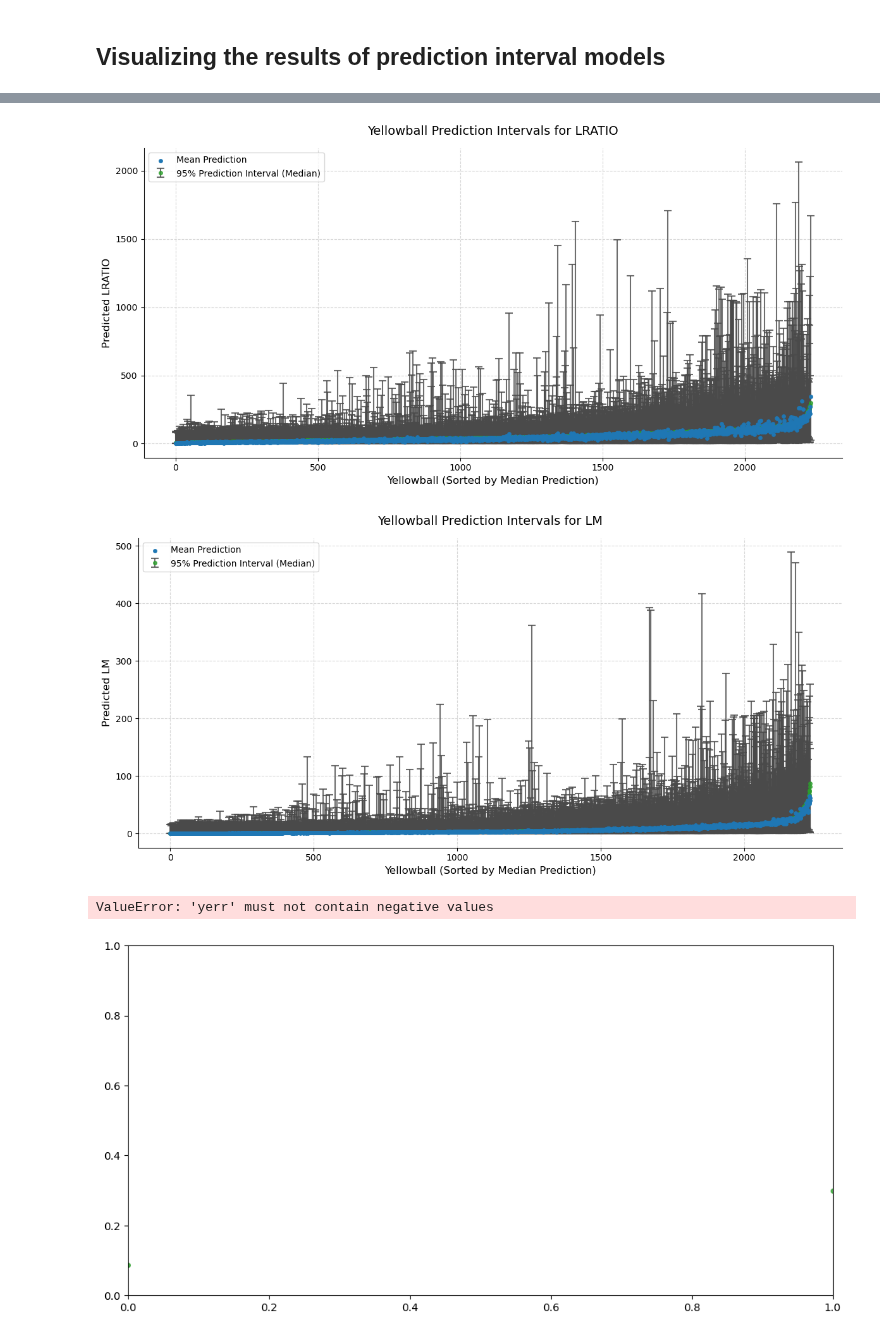
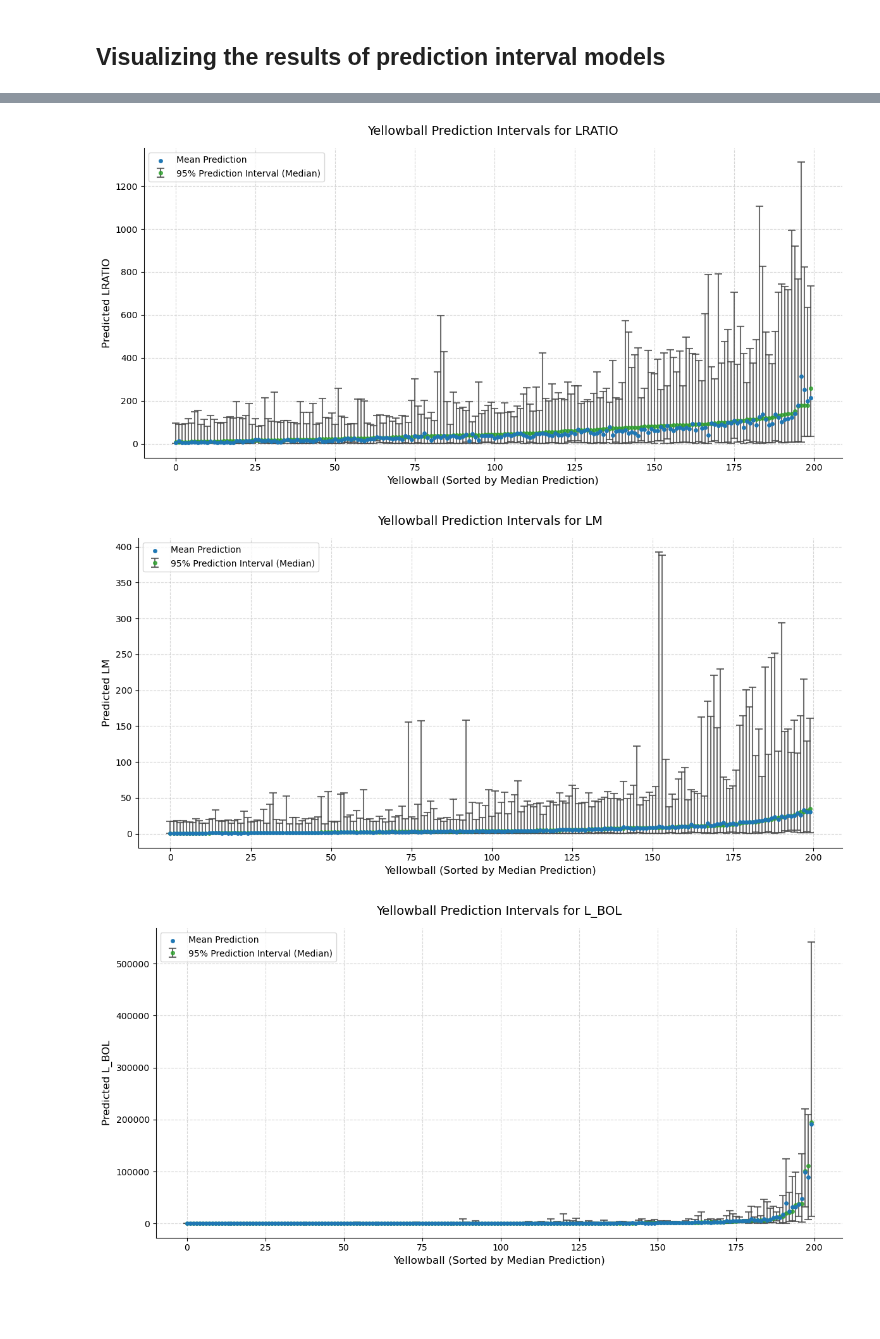
Before and after one commit to AlexEmert/Star-Formation-Research-Project-2026, a Jupyter notebook: graphing/prediction_intervals/interval_visualizations/intervals_graphs.ipynb, the cells around one changed output, grey strips where cells are left out. Drawn from its saved outputs; the diff is of its cells as text; code cells hidden in the pictures; blank space fills up the shorter version.

Commit message:
updated predictions with YB 999

```diff
--- a/graphing/prediction_intervals/interval_visualizations/intervals_graphs.ipynb
+++ b/graphing/prediction_intervals/interval_visualizations/intervals_graphs.ipynb
@@ -9,0 +12,12 @@ from pyhere import here
+# %%
+for response in ["L_BOL"]:
+    full_data = pd.read_csv(here('predictions', f'{response}_final_predictions.csv'))
+    print(response)
+    data = full_data[full_data['0.025_pred'] > full_data['median_pred']]
+    print(data)
+    data = full_data[full_data['median_pred'] > full_data['0.975_pred']]
+    print(data)
+    data = full_data[full_data['0.025_pred'] > full_data['mean_pred']]
+    print(data)
+    data = full_data[full_data['mean_pred'] > full_data['0.975_pred']]
+    print(data)
@@ -9,0 +44,3 @@ from pyhere import here
+# %%
+data = pd.read_csv(here('predictions', 'L_BOL_final_predictions.csv'))
+print(data[data['YB'] == 588.0])
@@ -11,7 +60,7 @@ from pyhere import here
 for response in ["LRATIO", "LM", "L_BOL", "MASS", "DIAM", "SURF_DENS", "TEMP", "T_BOL"]:
     data = pd.read_csv(here('predictions', f'{response}_final_predictions.csv'))
 
-    graphing_sample = data.sort_values(by='median_pred').reset_index(drop=True)
+    graphing_sample = data.sample(n=200).sort_values(by='median_pred').reset_index(drop=True)
 
     error_high = graphing_sample['0.975_pred'] - graphing_sample['median_pred']
     error_low = graphing_sample['median_pred'] - graphing_sample['0.025_pred']
@@ -32,34 +81,33 @@ for response in ["LRATIO", "LM", "L_BOL", "MASS", "DIAM", "SURF_DENS", "TEMP", "
     elinewidth=1.5,
     capsize=4,           # Increased from 0 to make the ends visible
     capthick=1.5,        # Added thickness specifically to the caps
     alpha=0.8,
     label='95% Prediction Interval (Median)'
     )
 
     plt.scatter(
     x=graphing_sample.index,
     y=graphing_sample['mean_pred'],
     color='#1F77B4',     # Clear, distinct green for the mean
     s=15,
     zorder=3,
     label='Mean Prediction'
     )
 
 
     ax.set_title(f'Yellowball Prediction Intervals for {response}', fontsize=14, pad=15)
     ax.set_xlabel('Yellowball (Sorted by Median Prediction)', fontsize=12)
     ax.set_ylabel(f'Predicted {response}', fontsize=12)
     ax.grid(True, linestyle='--', alpha=0.5)
     ax.legend(loc='upper left')
 
     # Remove top and right spines for a cleaner look
     ax.spines['top'].set_visible(False)
     ax.spines['right'].set_visible(False)
 
     plt.tight_layout()
     plt.show()
 # %% [output]
-[figure, old version]
+[figure, new version]
-[figure, old version]
+[figure, new version]
-ValueError: 'yerr' must not contain negative values
-[figure, old version]
+[figure, new version]
```
Also changed, not shown: parts of 7 cells of this notebook, 9 other files.
